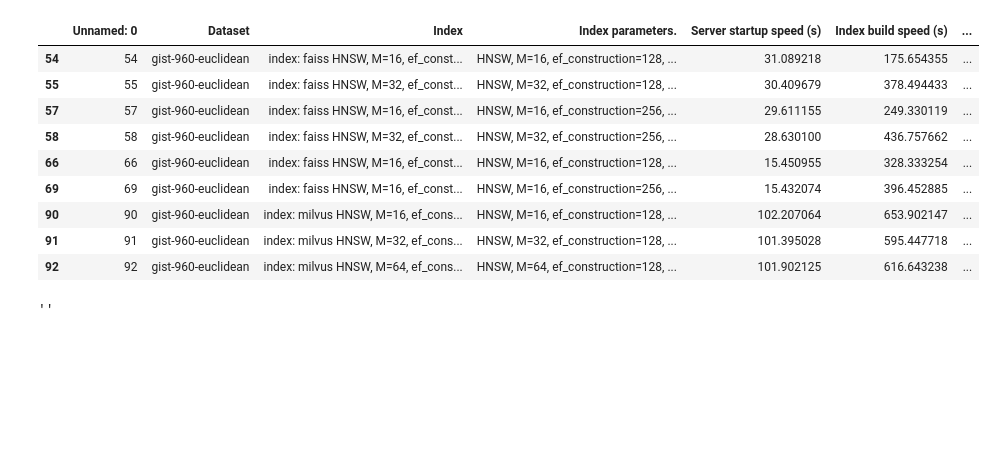
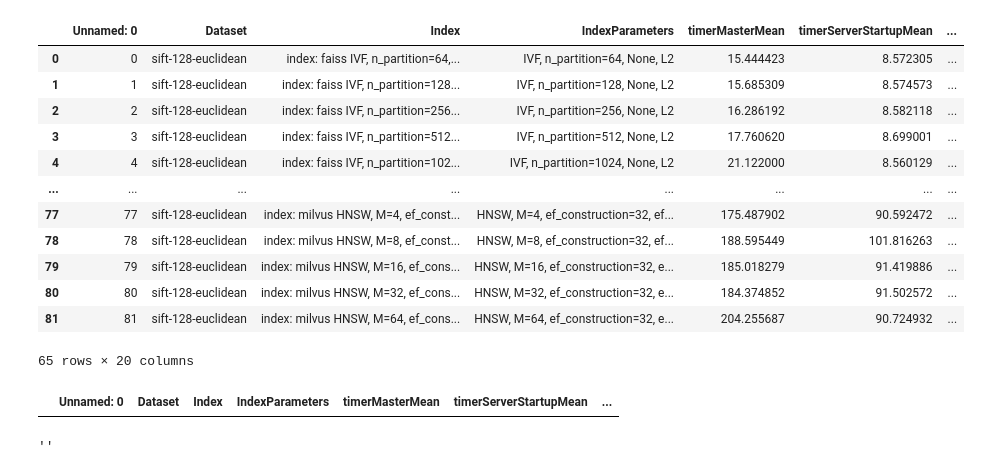
Before and after one commit to ExplodedViewMelon/vod, a Jupyter notebook: src/vod_benchmarking/analyse_results.ipynb, the cells around one changed output. Drawn from its saved outputs; the diff is of its cells as text; code cells hidden in the pictures; blank space fills up the shorter version.

```diff
--- a/src/vod_benchmarking/analyse_results.ipynb
+++ b/src/vod_benchmarking/analyse_results.ipynb
@@ -23,15 +25,18 @@ df_results.shape
 # %%
-df_results.query("Dataset == 'gist-960-euclidean' and ingesting_max != -1")  # ["Index parameters."].str[-40:]
+df_results.query("RecallMean != -1")  # ["Index parameters."].str[-40:]
 # %% [output]
-|  | Unnamed: 0 | Dataset | Index | Index parameters. | Server startup speed (s) | Index build speed (s) | ... |
-| 54 | 54 | gist-960-euclidean | index: faiss HNSW, M=16, ef_const... | HNSW, M=16, ef_construction=128, ... | 31.089218 | 175.654355 | ... |
-| 55 | 55 | gist-960-euclidean | index: faiss HNSW, M=32, ef_const... | HNSW, M=32, ef_construction=128, ... | 30.409679 | 378.494433 | ... |
-| 57 | 57 | gist-960-euclidean | index: faiss HNSW, M=16, ef_const... | HNSW, M=16, ef_construction=256, ... | 29.611155 | 249.330119 | ... |
-| 58 | 58 | gist-960-euclidean | index: faiss HNSW, M=32, ef_const... | HNSW, M=32, ef_construction=256, ... | 28.630100 | 436.757662 | ... |
-| 66 | 66 | gist-960-euclidean | index: faiss HNSW, M=16, ef_const... | HNSW, M=16, ef_construction=128, ... | 15.450955 | 328.333254 | ... |
-| 69 | 69 | gist-960-euclidean | index: faiss HNSW, M=16, ef_const... | HNSW, M=16, ef_construction=256, ... | 15.432074 | 396.452885 | ... |
-| 90 | 90 | gist-960-euclidean | index: milvus HNSW, M=16, ef_cons... | HNSW, M=16, ef_construction=128, ... | 102.207064 | 653.902147 | ... |
-| 91 | 91 | gist-960-euclidean | index: milvus HNSW, M=32, ef_cons... | HNSW, M=32, ef_construction=128, ... | 101.395028 | 595.447718 | ... |
-| 92 | 92 | gist-960-euclidean | index: milvus HNSW, M=64, ef_cons... | HNSW, M=64, ef_construction=128, ... | 101.902125 | 616.643238 | ... |
+|  | Unnamed: 0 | Dataset | Index | IndexParameters | timerMasterMean | timerServerStartupMean | ... |
+| 0 | 0 | sift-128-euclidean | index: faiss IVF, n_partition=64,... | IVF, n_partition=64, None, L2 | 15.444423 | 8.572305 | ... |
+| 1 | 1 | sift-128-euclidean | index: faiss IVF, n_partition=128... | IVF, n_partition=128, None, L2 | 15.685309 | 8.574573 | ... |
+| 2 | 2 | sift-128-euclidean | index: faiss IVF, n_partition=256... | IVF, n_partition=256, None, L2 | 16.286192 | 8.582118 | ... |
+| 3 | 3 | sift-128-euclidean | index: faiss IVF, n_partition=512... | IVF, n_partition=512, None, L2 | 17.760620 | 8.699001 | ... |
+| 4 | 4 | sift-128-euclidean | index: faiss IVF, n_partition=102... | IVF, n_partition=1024, None, L2 | 21.122000 | 8.560129 | ... |
+| ... | ... | ... | ... | ... | ... | ... | ... |
+| 77 | 77 | sift-128-euclidean | index: milvus HNSW, M=4, ef_const... | HNSW, M=4, ef_construction=32, ef... | 175.487902 | 90.592472 | ... |
+| 78 | 78 | sift-128-euclidean | index: milvus HNSW, M=8, ef_const... | HNSW, M=8, ef_construction=32, ef... | 188.595449 | 101.816263 | ... |
+| 79 | 79 | sift-128-euclidean | index: milvus HNSW, M=16, ef_cons... | HNSW, M=16, ef_construction=32, e... | 185.018279 | 91.419886 | ... |
+| 80 | 80 | sift-128-euclidean | index: milvus HNSW, M=32, ef_cons... | HNSW, M=32, ef_construction=32, e... | 184.374852 | 91.502572 | ... |
+| 81 | 81 | sift-128-euclidean | index: milvus HNSW, M=64, ef_cons... | HNSW, M=64, ef_construction=32, e... | 204.255687 | 90.724932 | ... |
+65 rows × 20 columns
 # %%
 df_results = df_results.query("Index != 'None'")  # ignore failed runs
@@ -39,3 +44,8 @@ df_results = df_results.query("benchmarking_mean != -1")  # ignore failed runs
+# %%
+# this should be empty
+df_results[df_results.benchmarkingMean.isna()]
+# %% [output]
+|  | Unnamed: 0 | Dataset | Index | IndexParameters | timerMasterMean | timerServerStartupMean | ... |
 # %%
 # extract index information
 df_results["IndexProvider"] = df_results.Index.str[7:].str.split(",").str[0].str.split(" ").str[0]
```
Also changed, not shown: parts of 32 cells of this notebook, 1 other file.
